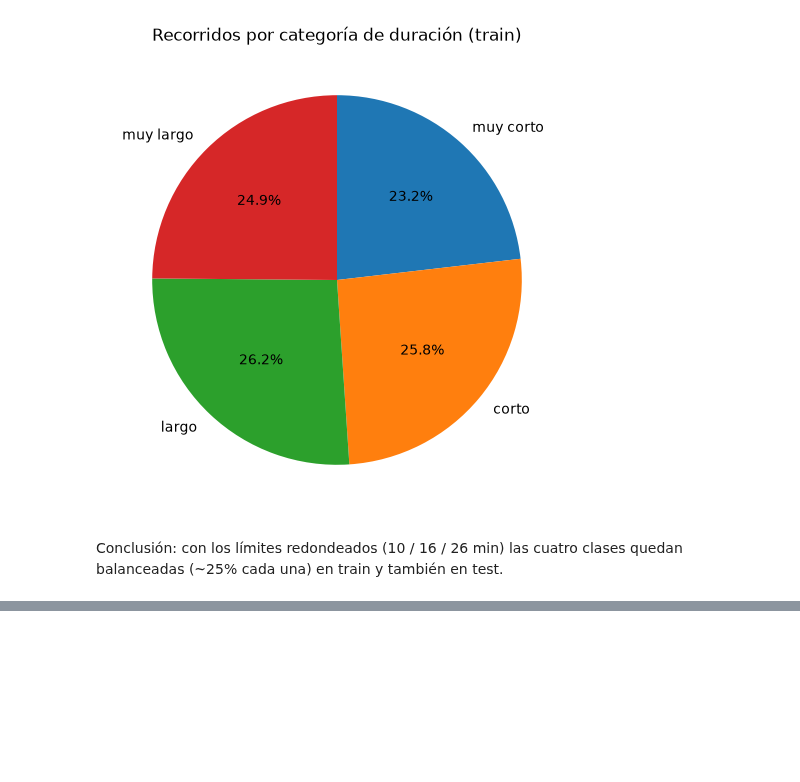
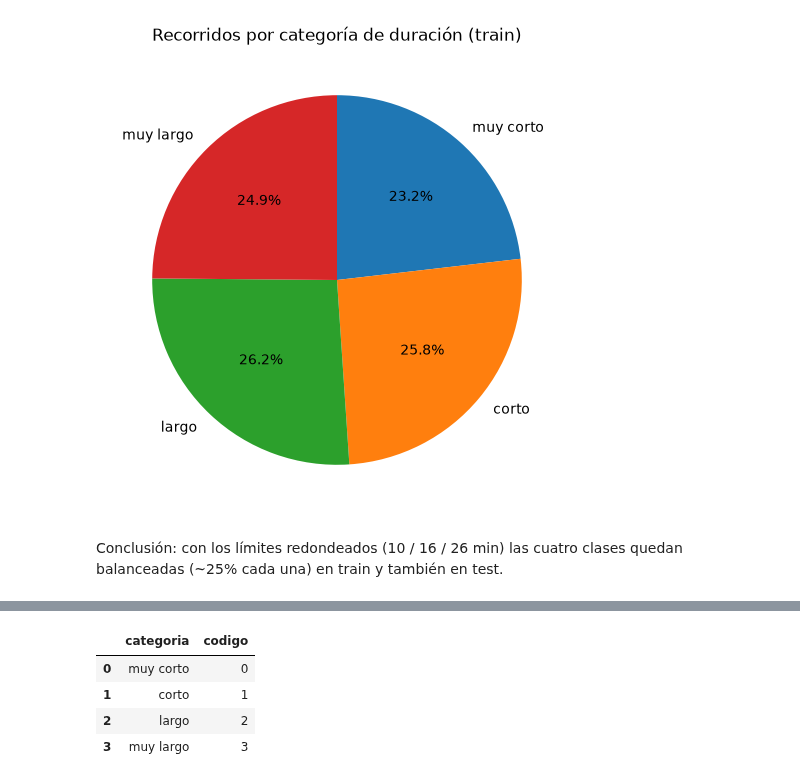
Before and after one commit to brigere/data-anlysis-ceia, a Jupyter notebook: tp_final_2026.ipynb, the cells around one changed output, grey strips where cells are left out. Saved outputs shown, nothing was run; the diff lists cells and outputs as text; code cells hidden in the pictures; blank space fills up the shorter version.

```diff
--- a/tp_final_2026.ipynb
+++ b/tp_final_2026.ipynb
@@ -1201,0 +1243,24 @@ Conclusión: con los límites redondeados (10 / 16 / 26 min) las cuatro clases q
+# %%
+from sklearn.preprocessing import OrdinalEncoder
+
+# para el target tenemos que tener en cuenta que es una categoria ordinal (muy corto < corto < largo < muy largo)
+# se pasa el orden explicitamente: por defecto sklearn ordena alfabeticamente y se perderia la relacion de orden
+# (alfabetico seria: corto, largo, muy corto, muy largo)
+ordinal_encoder = OrdinalEncoder(categories=[etiquetas_duracion]).set_output(transform="pandas")
+
+# igual que con las features: se ajusta con train y se aplica a test
+ordinal_encoder.fit(y_train[["duracion_categoria"]])
+y_train_enc = ordinal_encoder.transform(y_train[["duracion_categoria"]]).astype(int)
+y_test_enc = ordinal_encoder.transform(y_test[["duracion_categoria"]]).astype(int)
+
+# verificamos el mapeo categoria -> codigo
+pd.DataFrame({
+    "categoria": y_train["duracion_categoria"],
+    "codigo": y_train_enc["duracion_categoria"],
+}).drop_duplicates().sort_values("codigo").reset_index(drop=True)
+# %% [output]
+|  | categoria | codigo |
+| 0 | muy corto | 0 |
+| 1 | corto | 1 |
+| 2 | largo | 2 |
+| 3 | muy largo | 3 |
```
Also changed, not shown: parts of 5 cells of this notebook.
